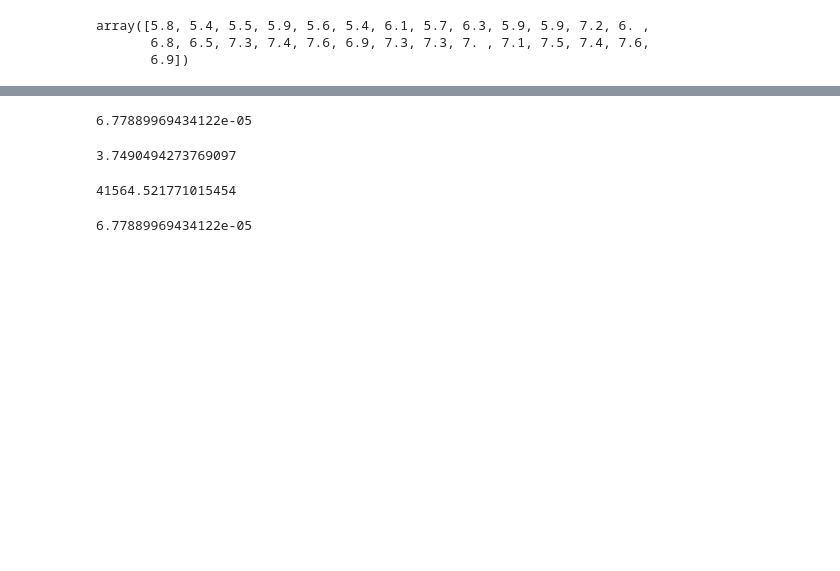
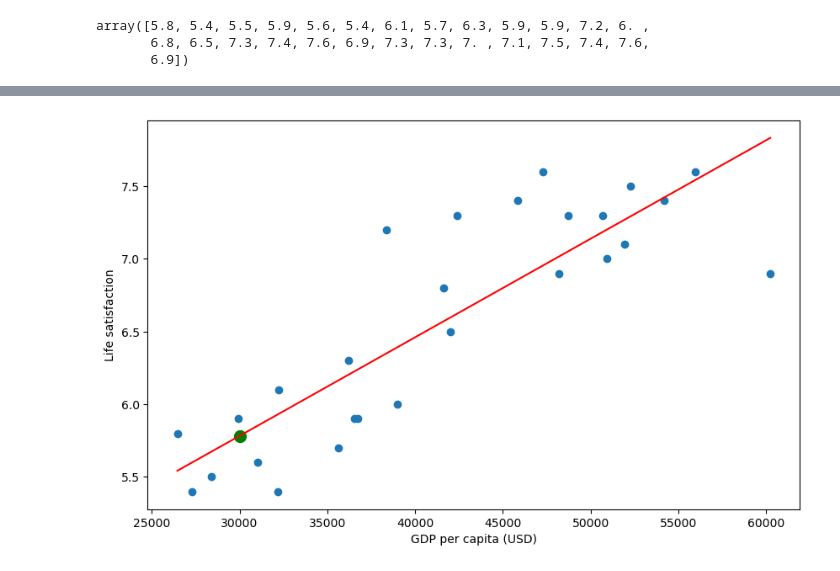
Before and after one commit to omid-sar/Interview-Preparation, a Jupyter notebook: hands-on_machine_learning/jupyter_notebook/linear_regression.ipynb, the cells around one changed output, grey strips where cells are left out. Drawn from its saved outputs; the diff is of its cells as text; code cells hidden in the pictures; blank space fills up the shorter version.

Commit message:
linear_regression

```diff
--- a/hands-on_machine_learning/jupyter_notebook/linear_regression.ipynb
+++ b/hands-on_machine_learning/jupyter_notebook/linear_regression.ipynb
@@ -29,6 +28,6 @@ def linear_regression_fit(X: float, Y: float) ->float:
     b = Y_mean - X_mean * a
     return a, b
 # %%
-def linear_regression_predict(a: float, b: float) -> float:
-    Y_new =
-    return predict
+def linear_regression_predict(a: float, b: float,X:float) -> float:
+    Y_new = b + a * X
+    return Y_new
@@ -50,16 +34,15 @@ d
-# %%
-a
-# %% [output]
-6.77889969434122e-05
-# %%
-b
-# %% [output]
-3.7490494273769097
-# %%
-X_mean
-# %% [output]
-41564.521771015454
-# %%
-c/d
-# %% [output]
-6.77889969434122e-05
+# %%
+X_new = 30000
+
+a, b = linear_regression_fit(X, Y)
+pred = linear_regression_predict(a,b,X_new)
+# %%
+plt.figure(figsize=(10,6))
+plt.scatter(X,Y)
+plt.xlabel("GDP per capita (USD)")
+plt.ylabel("Life satisfaction")
+plt.plot(X, X*a + b, 'r')
+plt.scatter(X_new, pred, color="green", s=100)
+plt.show()
+# %% [output]
+[figure, added]
```
Also changed, not shown: parts of 4 cells of this notebook.
